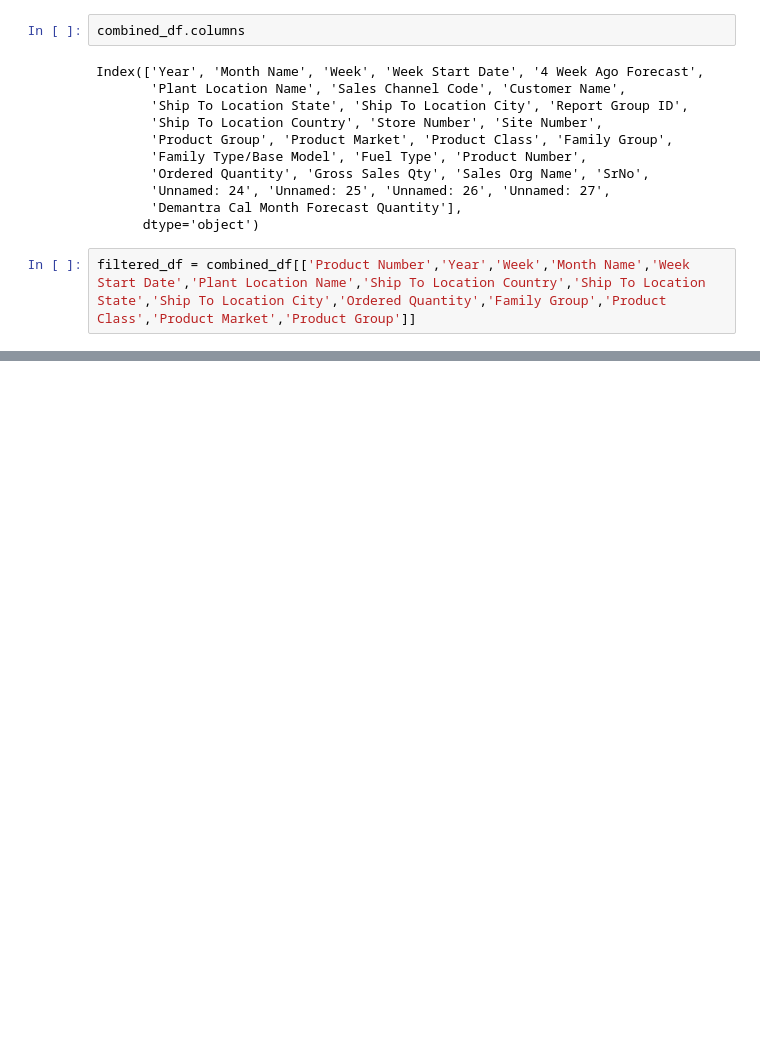
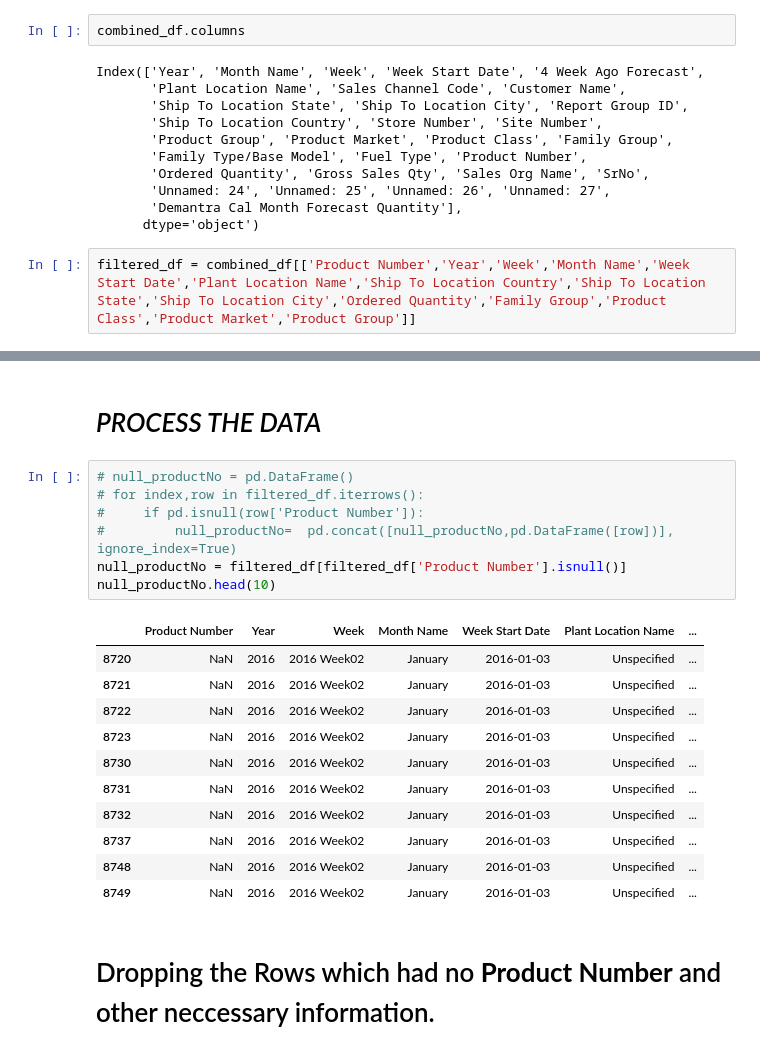
Before and after one commit to bilaalmunir/DataScience-OrderQuantity-Forecasting, a Jupyter notebook: main.ipynb, the cells around one changed output, grey strips where cells are left out. Cells and saved outputs as stored; diff of their text form; blank space fills up the shorter version.

```diff
--- a/Product Order Forecasting/main.ipynb
+++ b/main.ipynb
@@ -102,0 +108,23 @@ filtered_df.head()
+# %% [markdown]
+# *PROCESS THE DATA*
+# %%
+# null_productNo = pd.DataFrame()
+# for index,row in filtered_df.iterrows():
+#     if pd.isnull(row['Product Number']):
+#         null_productNo=  pd.concat([null_productNo,pd.DataFrame([row])], ignore_index=True)
+null_productNo = filtered_df[filtered_df['Product Number'].isnull()]
+null_productNo.head(10)
+# %% [output]
+|  | Product Number | Year | Week | Month Name | Week Start Date | Plant Location Name | ... |
+| 8720 | NaN | 2016 | 2016 Week02 | January | 2016-01-03 | Unspecified | ... |
+| 8721 | NaN | 2016 | 2016 Week02 | January | 2016-01-03 | Unspecified | ... |
+| 8722 | NaN | 2016 | 2016 Week02 | January | 2016-01-03 | Unspecified | ... |
+| 8723 | NaN | 2016 | 2016 Week02 | January | 2016-01-03 | Unspecified | ... |
+| 8730 | NaN | 2016 | 2016 Week02 | January | 2016-01-03 | Unspecified | ... |
+| 8731 | NaN | 2016 | 2016 Week02 | January | 2016-01-03 | Unspecified | ... |
+| 8732 | NaN | 2016 | 2016 Week02 | January | 2016-01-03 | Unspecified | ... |
+| 8737 | NaN | 2016 | 2016 Week02 | January | 2016-01-03 | Unspecified | ... |
+| 8748 | NaN | 2016 | 2016 Week02 | January | 2016-01-03 | Unspecified | ... |
+| 8749 | NaN | 2016 | 2016 Week02 | January | 2016-01-03 | Unspecified | ... |
+# %% [markdown]
+# Dropping the Rows which had no **Product Number** and other neccessary information.
```
Also changed, not shown: parts of 11 cells of this notebook.
